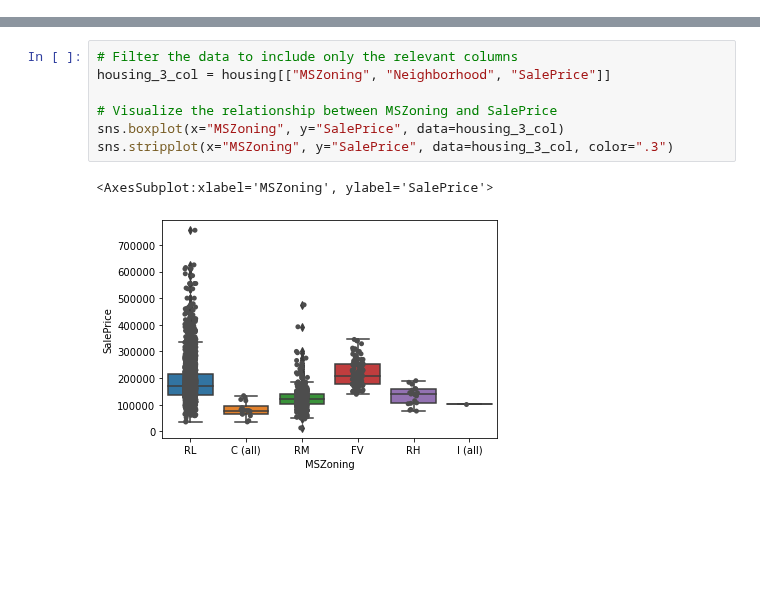
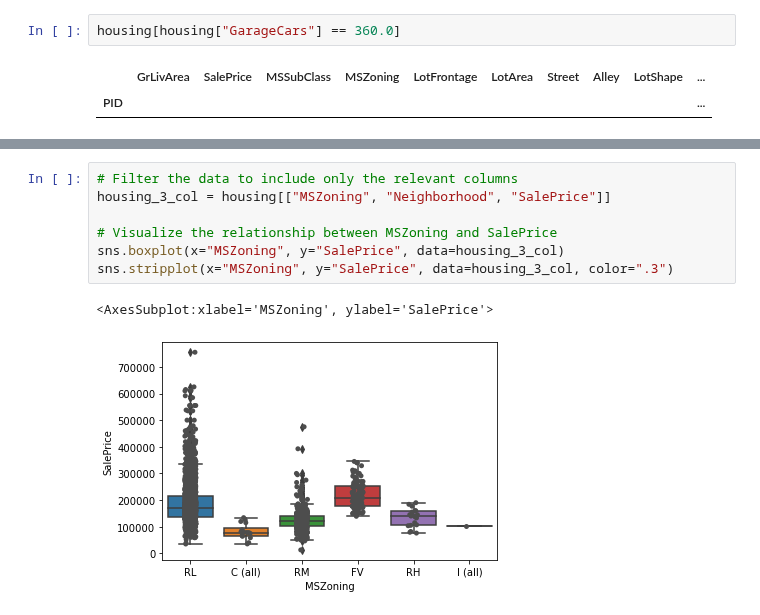
Before and after one commit to jasonphillip/Ames_Housing_ML_Project, a Jupyter notebook: visuals/scrapbook.ipynb, the cells around one changed output, grey strips where cells are left out. Cells and saved outputs as stored; diff of their text form; blank space fills up the shorter version.

```diff
--- a/visuals/scrapbook.ipynb
+++ b/visuals/scrapbook.ipynb
@@ -32,0 +172,5 @@ housing
+# %%
+housing[housing["GarageCars"] == 360.0]
+# %% [output]
+|  | GrLivArea | SalePrice | MSSubClass | MSZoning | LotFrontage | LotArea | Street | Alley | LotShape | ... |
+| PID |  |  |  |  |  |  |  |  |  | ... |
```
Also changed, not shown: parts of 10 cells of this notebook, 4 other files.
